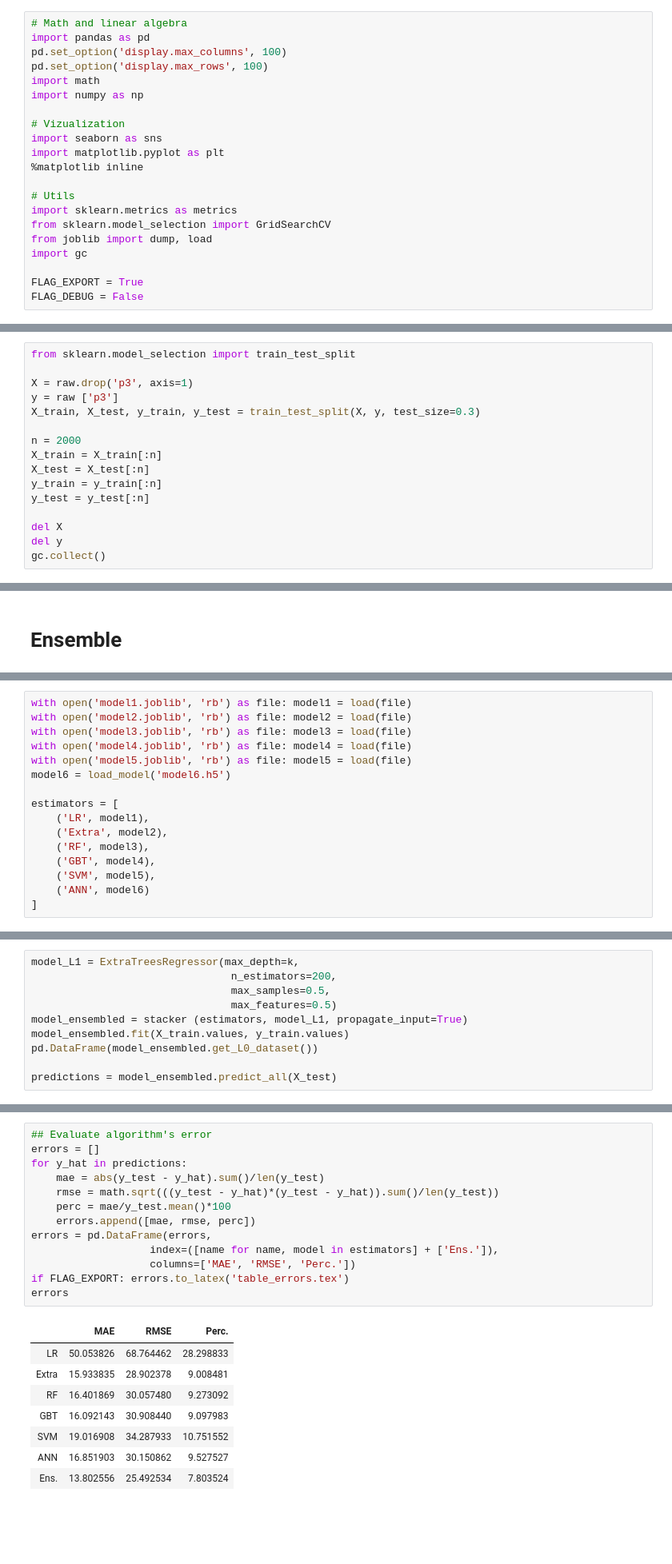
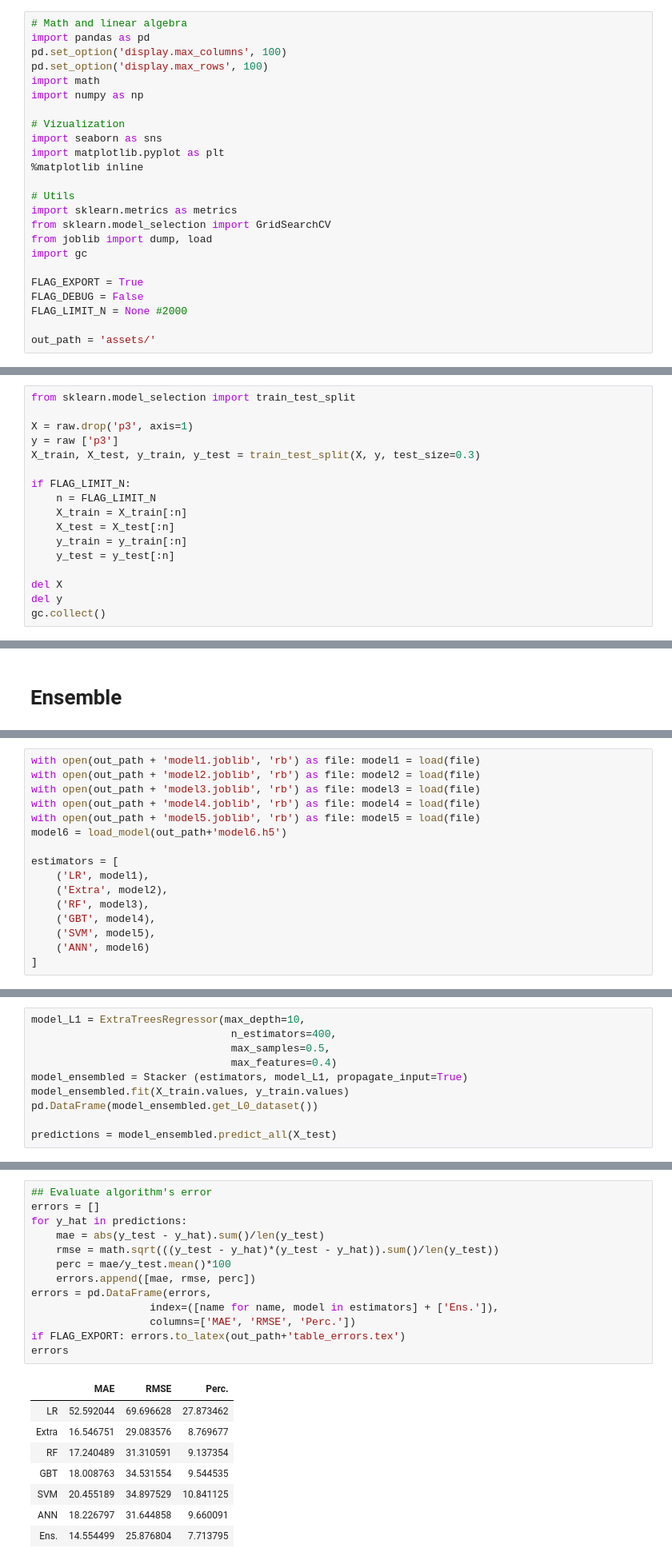
Before and after one commit to LeonardoSanBenitez/Loris-Industrial-Intelligence, a Jupyter notebook: artificial_intelligence/01 - ConsumptionRegression/Brasilia case/2 - Training L0.ipynb, the cells around one changed output, grey strips where cells are left out. Shown at 80% size. Drawn from its saved outputs; the diff is of its cells as text; blank space fills up the shorter version.

```diff
--- a/artificial_intelligence/01 - ConsumptionRegression/Brasilia case/2 - Training L0.ipynb
+++ b/artificial_intelligence/01 - ConsumptionRegression/Brasilia case/2 - Training L0.ipynb
@@ -30,6 +21,9 @@ import gc
 
 FLAG_EXPORT = True
 FLAG_DEBUG = False
+FLAG_LIMIT_N = None #2000
+
+out_path = 'assets/'
 # %%
 # Import training dataset
 raw = pd.read_csv ("../../datasets/brasilia_case_preprocessed.csv", header=0)
@@ -50,11 +44,12 @@ X = raw.drop('p3', axis=1)
 y = raw ['p3']
 X_train, X_test, y_train, y_test = train_test_split(X, y, test_size=0.3)
 
-n = 2000
-X_train = X_train[:n]
-X_test = X_test[:n]
-y_train = y_train[:n]
-y_test = y_test[:n]
+if FLAG_LIMIT_N:
+    n = FLAG_LIMIT_N
+    X_train = X_train[:n]
+    X_test = X_test[:n]
+    y_train = y_train[:n]
+    y_test = y_test[:n]
 
 del X
 del y
@@ -502,10 +505,10 @@ Percentual:          9.575807311690902 %
 # %%
-with open('model1.joblib', 'rb') as file: model1 = load(file)
-with open('model2.joblib', 'rb') as file: model2 = load(file)
-with open('model3.joblib', 'rb') as file: model3 = load(file)
-with open('model4.joblib', 'rb') as file: model4 = load(file)
-with open('model5.joblib', 'rb') as file: model5 = load(file)
-model6 = load_model('model6.h5')
+with open(out_path + 'model1.joblib', 'rb') as file: model1 = load(file)
+with open(out_path + 'model2.joblib', 'rb') as file: model2 = load(file)
+with open(out_path + 'model3.joblib', 'rb') as file: model3 = load(file)
+with open(out_path + 'model4.joblib', 'rb') as file: model4 = load(file)
+with open(out_path + 'model5.joblib', 'rb') as file: model5 = load(file)
+model6 = load_model(out_path+'model6.h5')
 
 estimators = [
     ('LR', model1),
@@ -612,9 +561,9 @@ if FLAG_DEBUG:
 # %%
-model_L1 = ExtraTreesRegressor(max_depth=k,
-                                n_estimators=200,
+model_L1 = ExtraTreesRegressor(max_depth=10,
+                                n_estimators=400,
                                 max_samples=0.5,
-                                max_features=0.5)
-model_ensembled = stacker (estimators, model_L1, propagate_input=True)
+                                max_features=0.4)
+model_ensembled = Stacker (estimators, model_L1, propagate_input=True)
 model_ensembled.fit(X_train.values, y_train.values)
 pd.DataFrame(model_ensembled.get_L0_dataset())
 
@@ -625,25 +571,25 @@ predictions = model_ensembled.predict_all(X_test)
 # %%
 ## Evaluate algorithm's error
 errors = []
 for y_hat in predictions:
     mae = abs(y_test - y_hat).sum()/len(y_test)
     rmse = math.sqrt(((y_test - y_hat)*(y_test - y_hat)).sum()/len(y_test))
     perc = mae/y_test.mean()*100
     errors.append([mae, rmse, perc])
 errors = pd.DataFrame(errors,
                    index=([name for name, model in estimators] + ['Ens.']),
                    columns=['MAE', 'RMSE', 'Perc.'])
-if FLAG_EXPORT: errors.to_latex('table_errors.tex')
+if FLAG_EXPORT: errors.to_latex(out_path+'table_errors.tex')
 errors
 # %% [output]
 |  | MAE | RMSE | Perc. |
-| LR | 50.053826 | 68.764462 | 28.298833 |
-| Extra | 15.933835 | 28.902378 | 9.008481 |
-| RF | 16.401869 | 30.057480 | 9.273092 |
-| GBT | 16.092143 | 30.908440 | 9.097983 |
-| SVM | 19.016908 | 34.287933 | 10.751552 |
-| ANN | 16.851903 | 30.150862 | 9.527527 |
-| Ens. | 13.802556 | 25.492534 | 7.803524 |
+| LR | 52.592044 | 69.696628 | 27.873462 |
+| Extra | 16.546751 | 29.083576 | 8.769677 |
+| RF | 17.240489 | 31.310591 | 9.137354 |
+| GBT | 18.008763 | 34.531554 | 9.544535 |
+| SVM | 20.455189 | 34.897529 | 10.841125 |
+| ANN | 18.226797 | 31.644858 | 9.660091 |
+| Ens. | 14.554499 | 25.876804 | 7.713795 |
 # %%
 ## Evaluate feature's importance/error (given by Input Perturbation Method)
 perturbations = perturbation_rank(model_ensembled, X_test.values, y_test.values, X_test.columns, True).drop('importance', axis=1)
```
Also changed, not shown: parts of 16 cells of this notebook, 1 other file.
